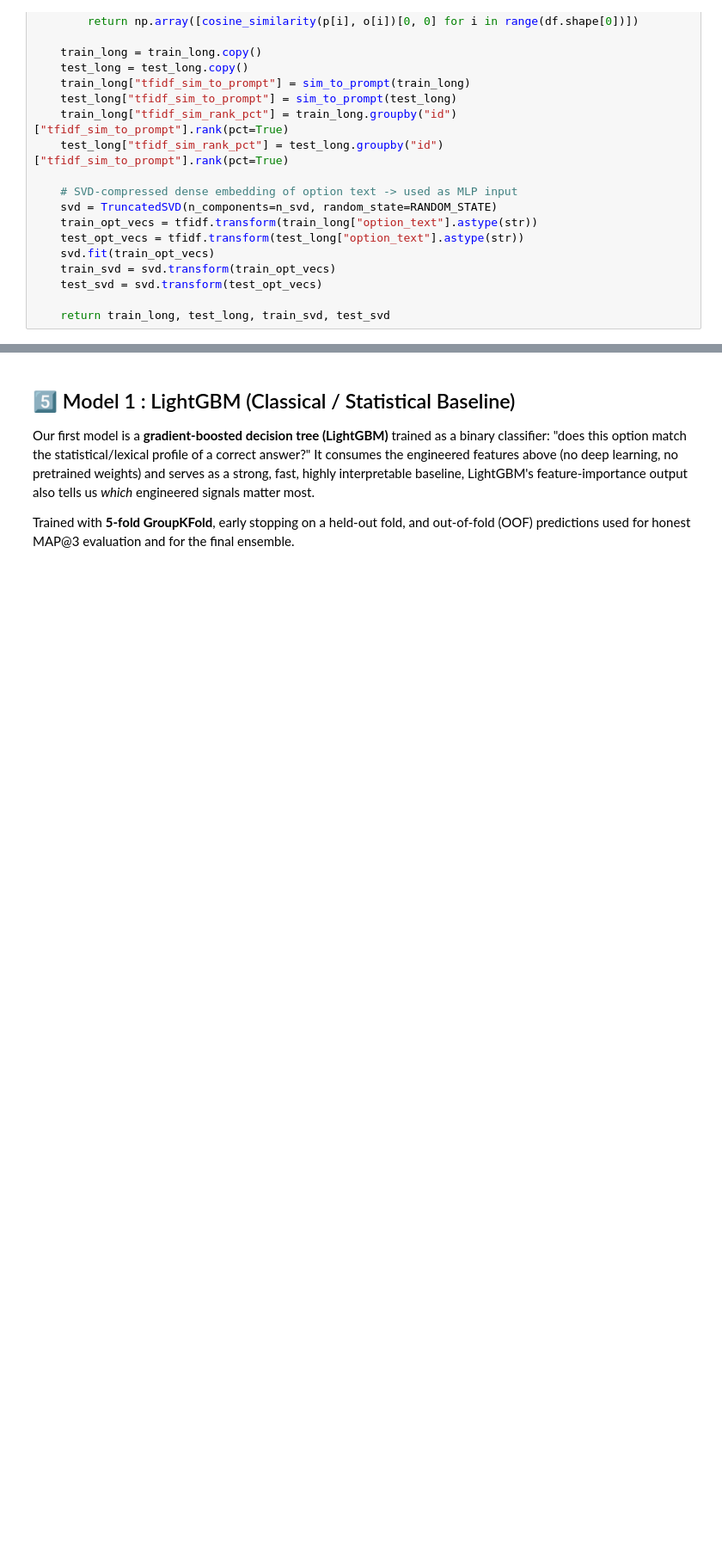
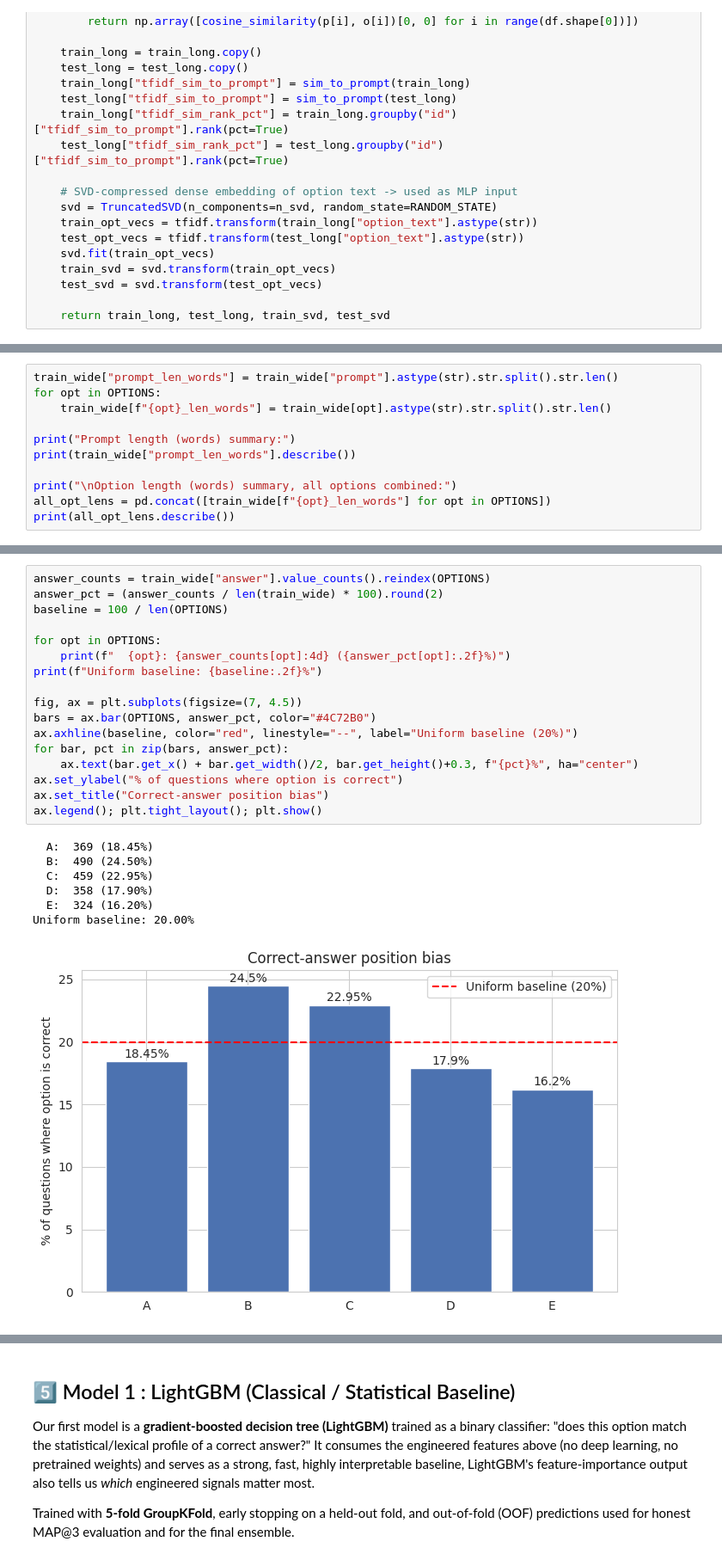
Before and after one commit to Shamanth-V/DL-and-GenAI-Project, a Jupyter notebook: dl-23f2004250-notebook-t22026.ipynb, the cells around one changed output, grey strips where cells are left out. Shown at 86% size. Cells and saved outputs as stored; diff of their text form; blank space fills up the shorter version.

```diff
--- a/dl-23f2004250-notebook-t22026.ipynb
+++ b/dl-23f2004250-notebook-t22026.ipynb
@@ -425,0 +421,11 @@ def build_tfidf_features(train_long, test_long, n_svd=64):
+# %%
+train_wide["prompt_len_words"] = train_wide["prompt"].astype(str).str.split().str.len()
+for opt in OPTIONS:
+    train_wide[f"{opt}_len_words"] = train_wide[opt].astype(str).str.split().str.len()
+
+print("Prompt length (words) summary:")
+print(train_wide["prompt_len_words"].describe())
+
+print("\nOption length (words) summary, all options combined:")
+all_opt_lens = pd.concat([train_wide[f"{opt}_len_words"] for opt in OPTIONS])
+print(all_opt_lens.describe())
@@ -425,0 +450,25 @@ def build_tfidf_features(train_long, test_long, n_svd=64):
+# %%
+answer_counts = train_wide["answer"].value_counts().reindex(OPTIONS)
+answer_pct = (answer_counts / len(train_wide) * 100).round(2)
+baseline = 100 / len(OPTIONS)
+
+for opt in OPTIONS:
+    print(f"  {opt}: {answer_counts[opt]:4d} ({answer_pct[opt]:.2f}%)")
+print(f"Uniform baseline: {baseline:.2f}%")
+
+fig, ax = plt.subplots(figsize=(7, 4.5))
+bars = ax.bar(OPTIONS, answer_pct, color="#4C72B0")
+ax.axhline(baseline, color="red", linestyle="--", label="Uniform baseline (20%)")
+for bar, pct in zip(bars, answer_pct):
+    ax.text(bar.get_x() + bar.get_width()/2, bar.get_height()+0.3, f"{pct}%", ha="center")
+ax.set_ylabel("% of questions where option is correct")
+ax.set_title("Correct-answer position bias")
+ax.legend(); plt.tight_layout(); plt.show()
+# %% [output]
+  A:  369 (18.45%)
+  B:  490 (24.50%)
+  C:  459 (22.95%)
+  D:  358 (17.90%)
+  E:  324 (16.20%)
+Uniform baseline: 20.00%
+[figure, added]
```
Also changed, not shown: parts of 17 cells of this notebook.
